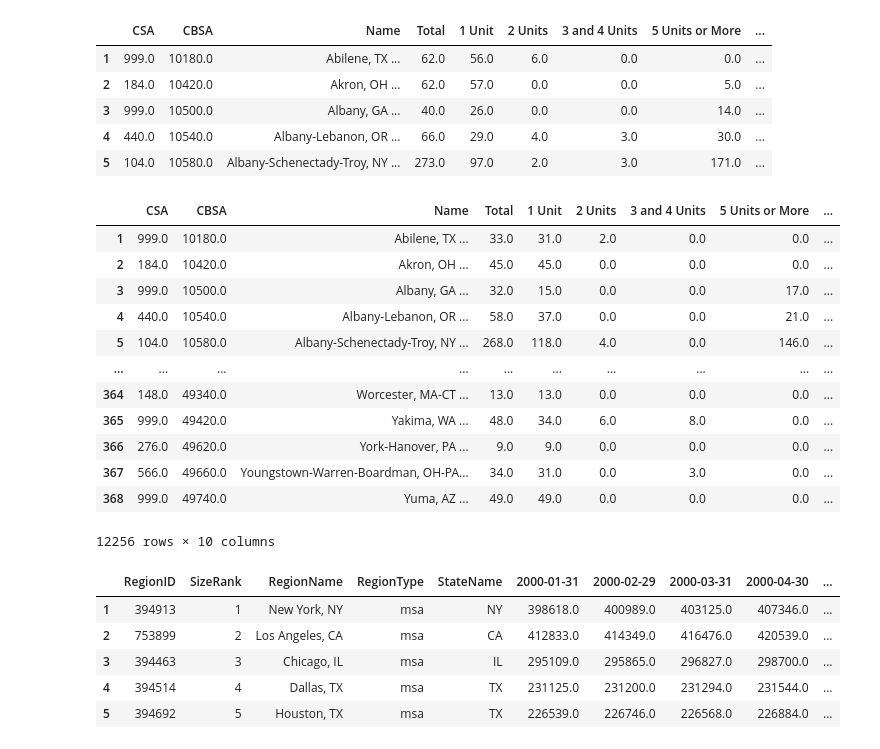
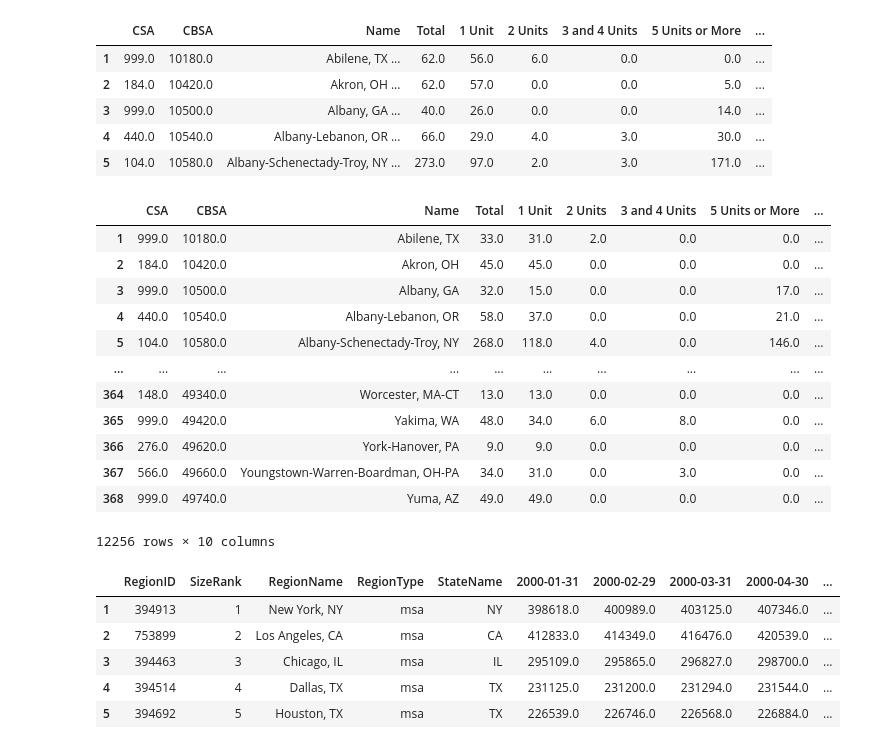
Before and after one commit to pmains/housing-permits, a Jupyter notebook: MSA_combine.ipynb, the cells around one changed output. Saved outputs shown, nothing was run; the diff lists cells and outputs as text; code cells hidden in the pictures.

```diff
--- a/MSA_combine.ipynb
+++ b/MSA_combine.ipynb
@@ -55,21 +55,22 @@ df.head()
 | 5 | 104.0 | 10580.0 | Albany-Schenectady-Troy, NY ... | 273.0 | 97.0 | 2.0 | 3.0 | 171.0 | ... |
 # %%
 permits_df = pd.concat(msa_dfs).dropna(axis = 1)
+permits_df.Name = permits_df.Name.apply(lambda x: x.strip())
 
 permits_df
 # %% [output]
 |  | CSA | CBSA | Name | Total | 1 Unit | 2 Units | 3 and 4 Units | 5 Units or More | ... |
-| 1 | 999.0 | 10180.0 | Abilene, TX ... | 33.0 | 31.0 | 2.0 | 0.0 | 0.0 | ... |
-| 2 | 184.0 | 10420.0 | Akron, OH ... | 45.0 | 45.0 | 0.0 | 0.0 | 0.0 | ... |
-| 3 | 999.0 | 10500.0 | Albany, GA ... | 32.0 | 15.0 | 0.0 | 0.0 | 17.0 | ... |
-| 4 | 440.0 | 10540.0 | Albany-Lebanon, OR ... | 58.0 | 37.0 | 0.0 | 0.0 | 21.0 | ... |
-| 5 | 104.0 | 10580.0 | Albany-Schenectady-Troy, NY ... | 268.0 | 118.0 | 4.0 | 0.0 | 146.0 | ... |
+| 1 | 999.0 | 10180.0 | Abilene, TX | 33.0 | 31.0 | 2.0 | 0.0 | 0.0 | ... |
+| 2 | 184.0 | 10420.0 | Akron, OH | 45.0 | 45.0 | 0.0 | 0.0 | 0.0 | ... |
+| 3 | 999.0 | 10500.0 | Albany, GA | 32.0 | 15.0 | 0.0 | 0.0 | 17.0 | ... |
+| 4 | 440.0 | 10540.0 | Albany-Lebanon, OR | 58.0 | 37.0 | 0.0 | 0.0 | 21.0 | ... |
+| 5 | 104.0 | 10580.0 | Albany-Schenectady-Troy, NY | 268.0 | 118.0 | 4.0 | 0.0 | 146.0 | ... |
 | ... | ... | ... | ... | ... | ... | ... | ... | ... | ... |
-| 364 | 148.0 | 49340.0 | Worcester, MA-CT ... | 13.0 | 13.0 | 0.0 | 0.0 | 0.0 | ... |
-| 365 | 999.0 | 49420.0 | Yakima, WA ... | 48.0 | 34.0 | 6.0 | 8.0 | 0.0 | ... |
-| 366 | 276.0 | 49620.0 | York-Hanover, PA ... | 9.0 | 9.0 | 0.0 | 0.0 | 0.0 | ... |
-| 367 | 566.0 | 49660.0 | Youngstown-Warren-Boardman, OH-PA... | 34.0 | 31.0 | 0.0 | 3.0 | 0.0 | ... |
-| 368 | 999.0 | 49740.0 | Yuma, AZ ... | 49.0 | 49.0 | 0.0 | 0.0 | 0.0 | ... |
+| 364 | 148.0 | 49340.0 | Worcester, MA-CT | 13.0 | 13.0 | 0.0 | 0.0 | 0.0 | ... |
+| 365 | 999.0 | 49420.0 | Yakima, WA | 48.0 | 34.0 | 6.0 | 8.0 | 0.0 | ... |
+| 366 | 276.0 | 49620.0 | York-Hanover, PA | 9.0 | 9.0 | 0.0 | 0.0 | 0.0 | ... |
+| 367 | 566.0 | 49660.0 | Youngstown-Warren-Boardman, OH-PA | 34.0 | 31.0 | 0.0 | 3.0 | 0.0 | ... |
+| 368 | 999.0 | 49740.0 | Yuma, AZ | 49.0 | 49.0 | 0.0 | 0.0 | 0.0 | ... |
 12256 rows × 10 columns
 # %%
 ZHVI_dfs = [pd.read_csv(z) for z in ZHVI_files]
```
Also changed, not shown: parts of 15 cells of this notebook.
